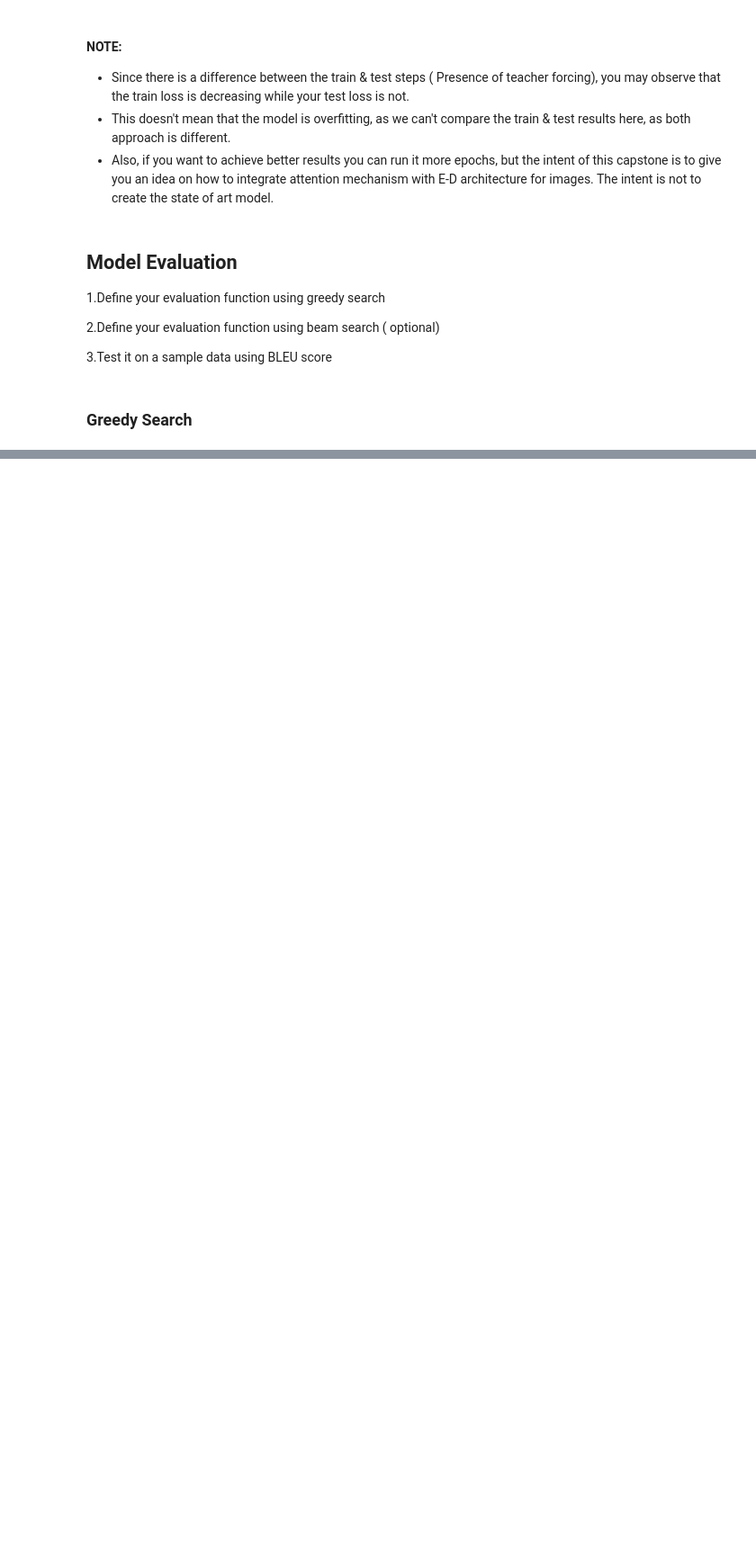
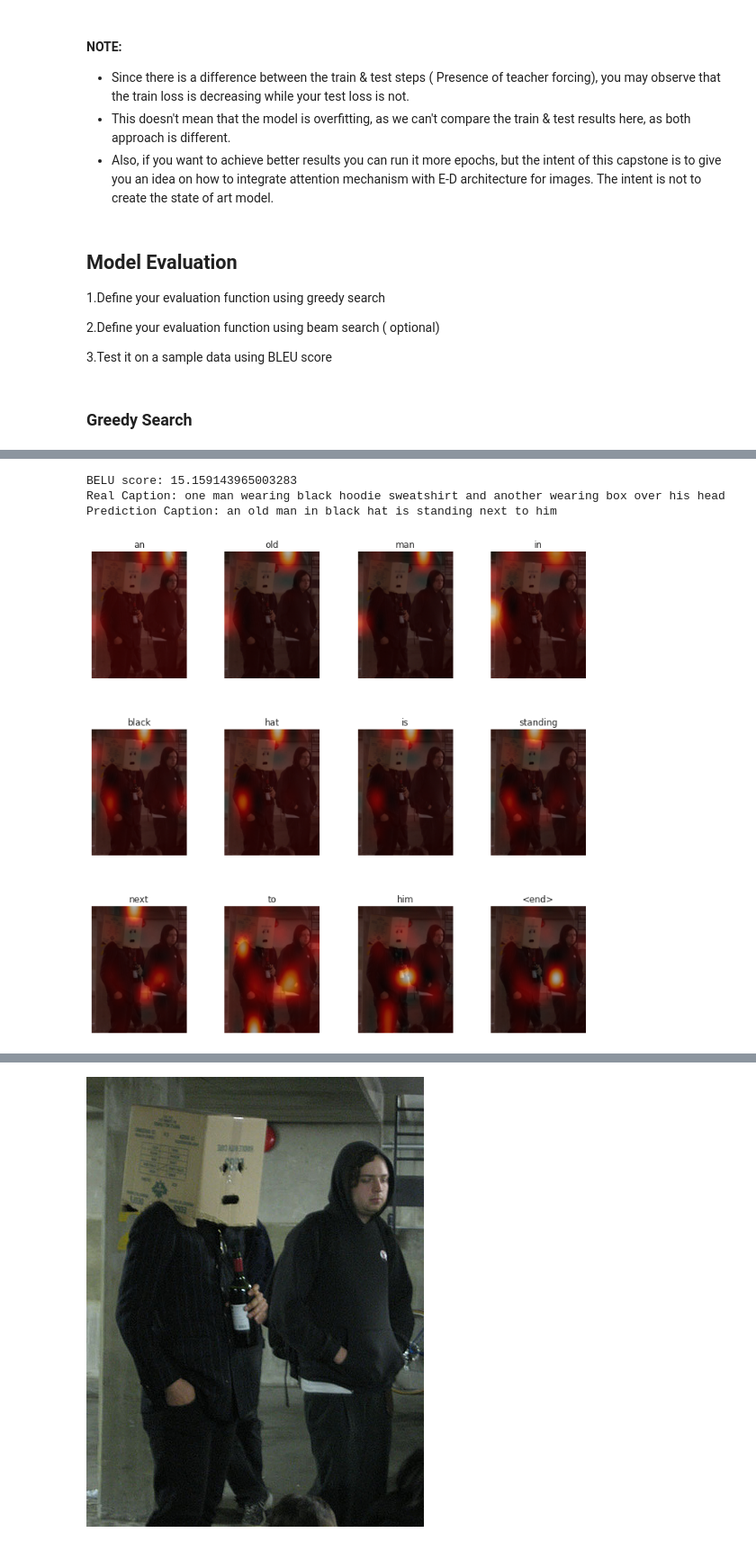
Before and after one commit to hannahabraham/ai-ml-pgp-projects-handson, a Jupyter notebook: capstone/eye-for-the-blind/Eye_for_Blind_Hannah_Abraham.ipynb, the cells around one changed output, grey strips where cells are left out. Shown at 90% size. Saved outputs shown, nothing was run; the diff lists cells and outputs as text; code cells hidden in the pictures; blank space fills up the shorter version.

```diff
--- a/capstone/eye-for-the-blind/Eye_for_Blind_Hannah_Abraham.ipynb
+++ b/capstone/eye-for-the-blind/Eye_for_Blind_Hannah_Abraham.ipynb
@@ -460,31 +893,35 @@ def filt_text(text):
     text=' '.join(temp)
     return text
 # %%
-rid = np.random.randint(0, len(img_test))
-test_image = img_test[rid]
-#test_image = './images/413231421_43833a11f5.jpg'
-#real_caption = '<start> black dog is digging in the snow <end>'
+def pred_caption_audio(weights) :
 
-real_caption = ' '.join([tokenizer.index_word[i] for i in cap_test[rid] if i not in [0]])
-result, attention_plot,pred_test = evaluate(test_image)
+    rid = np.random.randint(0, len(path_test))
+    test_image = path_test[rid]
+
+    real_caption = ' '.join([tokenizer.index_word[i] for i in cap_test[rid] if i not in [0]])
+    result, attention_plot,pred_test = evaluate(test_image)
 
 
-real_caption=filt_text(real_caption)
+    real_caption=filt_text(real_caption)
 
 
-pred_caption=' '.join(result).rsplit(' ', 1)[0]
+    pred_caption=' '.join(result).rsplit(' ', 1)[0]
 
-real_appn = []
-real_appn.append(real_caption.split())
-reference = real_appn
-candidate = pred_caption.split()
+    real_appn = []
+    real_appn.append(real_caption.split())
+    reference = real_appn
+    candidate = pred_caption.split()
 
-score = sentence_bleu(reference, candidate, weights=#set your weights)
-print(f"BELU score: {score*100}")
+    score = sentence_bleu(reference, candidate, weights=weights)#set your weights
+    print(f"BELU score: {score*100}")
+    print ('Real Caption:', real_caption)
+    print ('Prediction Caption:', pred_caption)
+    plot_attmap(result, attention_plot, test_image)
 
-print ('Real Caption:', real_caption)
-print ('Prediction Caption:', pred_caption)
-plot_attmap(result, attention_plot, test_image)
+    # Convert the predicted caption to speech using Google Text-to-Speech (gTTS) and play the audio output
+    speech = gTTS("Predicted Caption is: "+ pred_caption,lang = 'en', slow = False)
+    speech.save('voice.mp3')
+    audio_file = 'voice.mp3'
+    display(Audio('voice.mp3'))
 
-
-Image.open(test_image)
+    return test_image
@@ -493,0 +928,8 @@ print(captions)
+# %%
+test_image = pred_caption_audio(weights = (1, 0, 0, 0))
+Image.open(test_image)
+# %% [output]
+BELU score: 15.159143965003283
+Real Caption: one man wearing black hoodie sweatshirt and another wearing box over his head
+Prediction Caption: an old man in black hat is standing next to him
+[figure, added]
@@ -493,0 +937 @@ print(captions)
+[figure, added]
```
Also changed, not shown: parts of 56 cells of this notebook.
